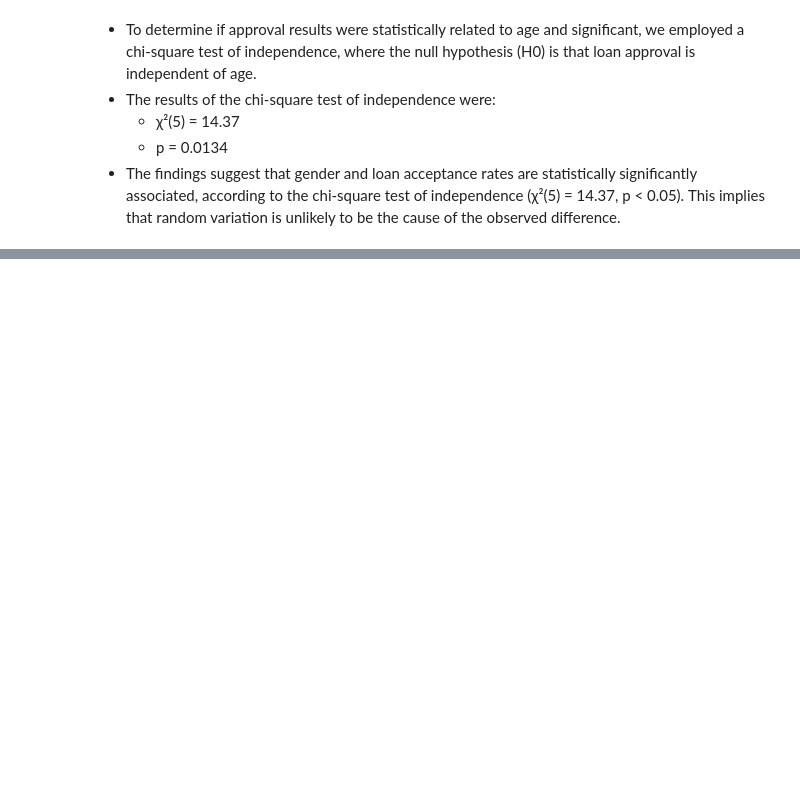
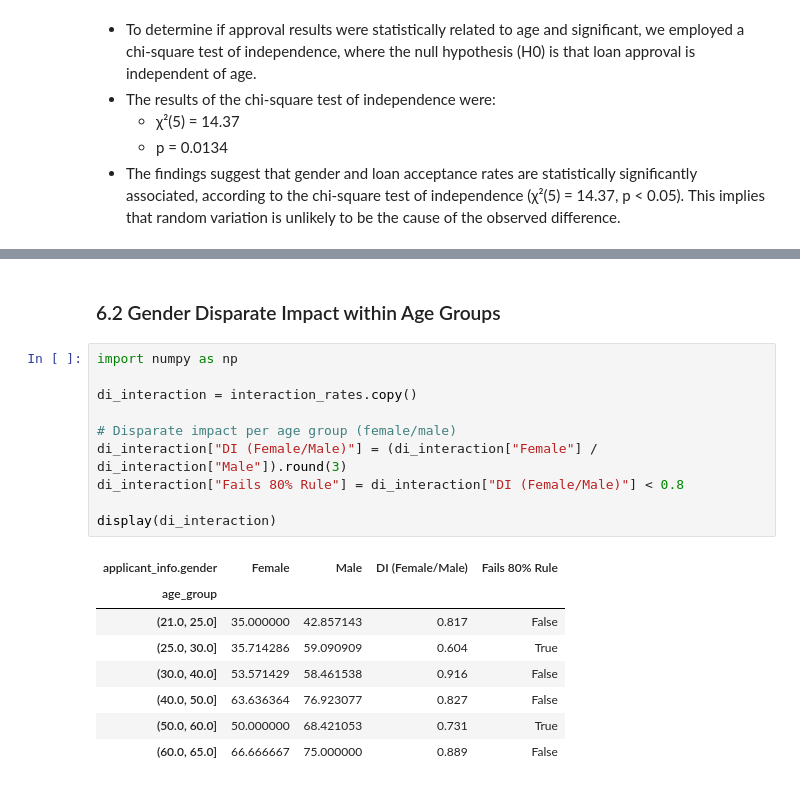
Before and after one commit to marianaclopes/dego-project-team6, a Jupyter notebook: notebooks/02-bias-analysis.ipynb, the cells around one changed output, grey strips where cells are left out. Cells and saved outputs as stored; diff of their text form; blank space fills up the shorter version.

```diff
--- a/notebooks/02-bias-analysis.ipynb
+++ b/notebooks/02-bias-analysis.ipynb
@@ -452,0 +498,21 @@ Dependent (reject H0)
+# %% [markdown]
+###  6.2 Gender Disparate Impact within Age Groups
+# %%
+import numpy as np
+
+di_interaction = interaction_rates.copy()
+
+# Disparate impact per age group (female/male)
+di_interaction["DI (Female/Male)"] = (di_interaction["Female"] / di_interaction["Male"]).round(3)
+di_interaction["Fails 80% Rule"] = di_interaction["DI (Female/Male)"] < 0.8
+
+display(di_interaction)
+# %% [output]
+| applicant_info.gender | Female | Male | DI (Female/Male) | Fails 80% Rule |
+| age_group |  |  |  |  |
+| (21.0, 25.0] | 35.000000 | 42.857143 | 0.817 | False |
+| (25.0, 30.0] | 35.714286 | 59.090909 | 0.604 | True |
+| (30.0, 40.0] | 53.571429 | 58.461538 | 0.916 | False |
+| (40.0, 50.0] | 63.636364 | 76.923077 | 0.827 | False |
+| (50.0, 60.0] | 50.000000 | 68.421053 | 0.731 | True |
+| (60.0, 65.0] | 66.666667 | 75.000000 | 0.889 | False |
```
Also changed, not shown: parts of 12 cells of this notebook.
